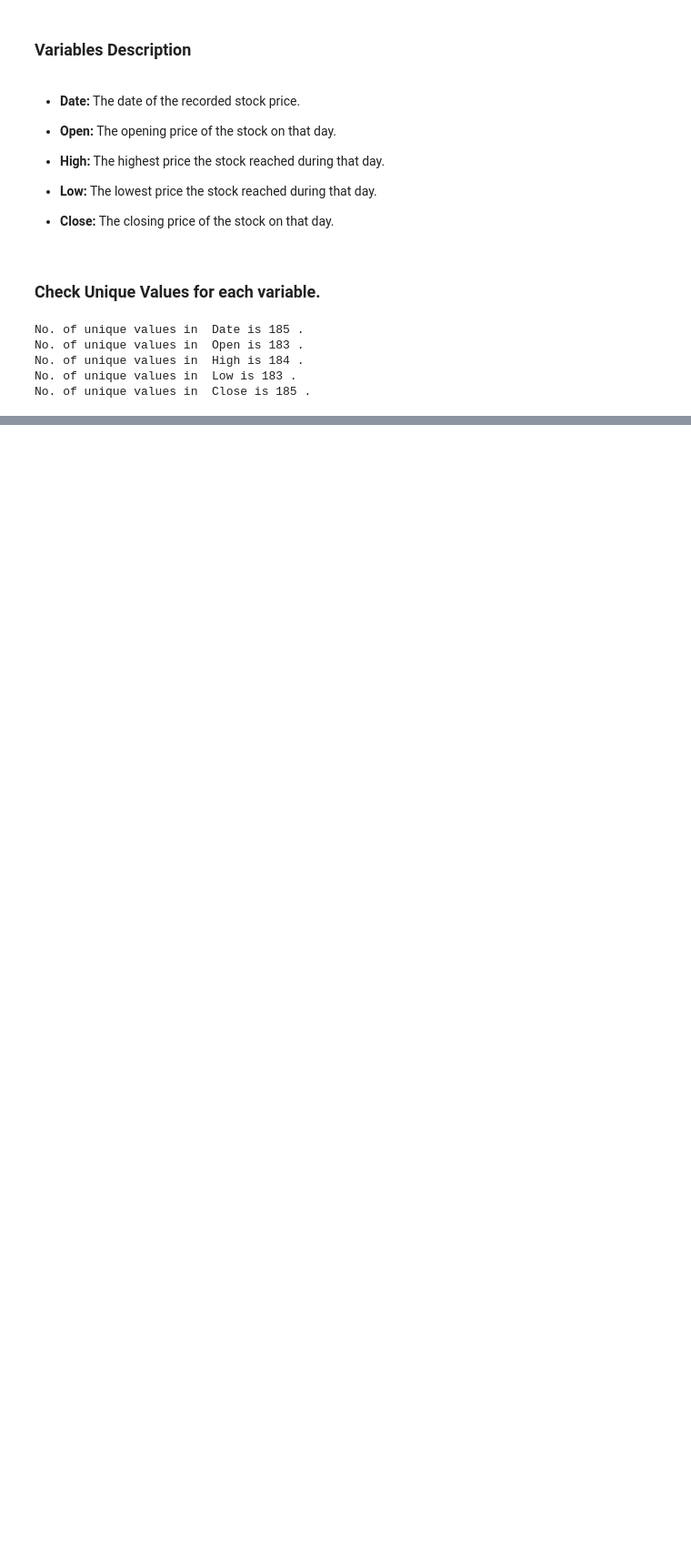
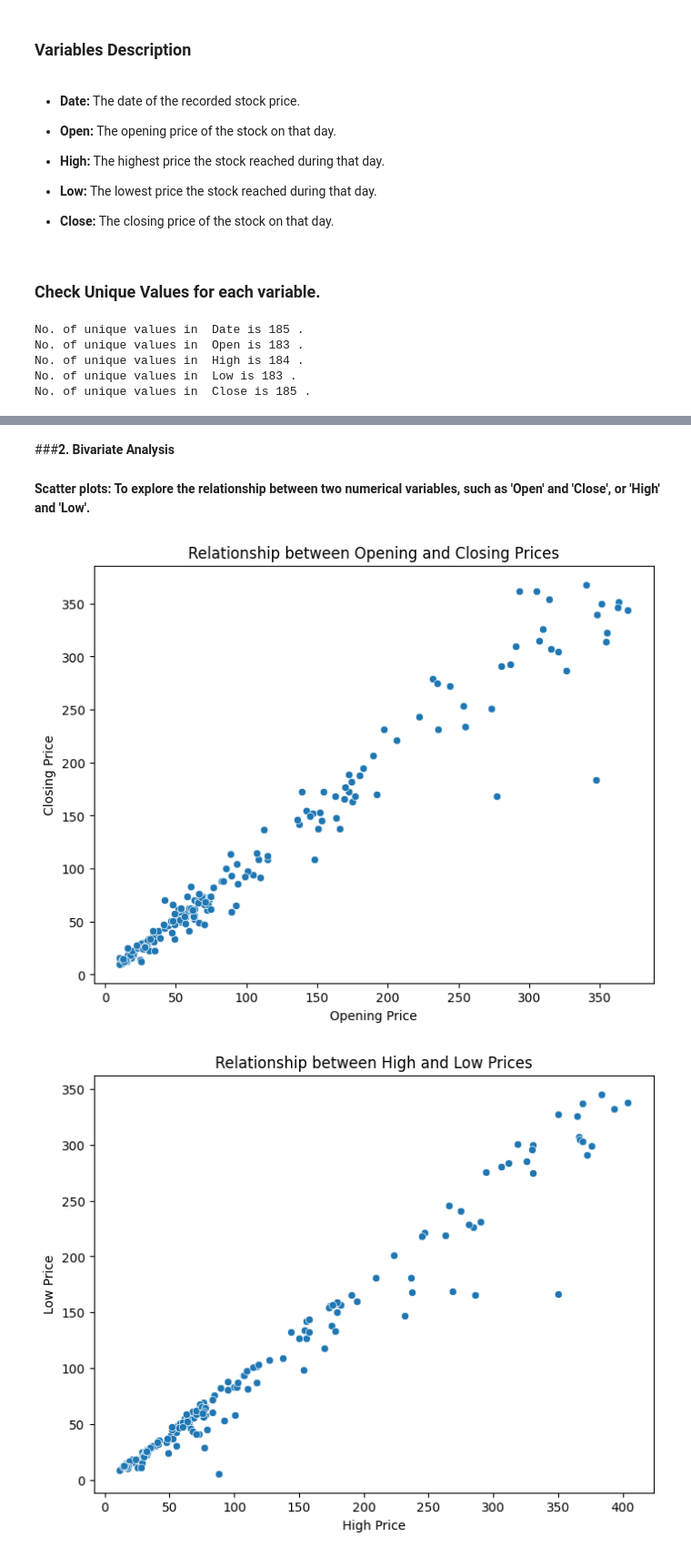
Before and after one commit to KRamBalaji/Stock-Closing-Price-Prediction, a Jupyter notebook: Stock_Closing_Price_Prediction.ipynb, the cells around one changed output, grey strips where cells are left out. Shown: that part at 91% size. Cells and saved outputs as stored; diff of their text form; code cells hidden in the pictures; blank space fills up the shorter version.

```diff
--- a/Stock_Closing_Price_Prediction.ipynb
+++ b/Stock_Closing_Price_Prediction.ipynb
@@ -222,0 +413,23 @@ No. of unique values in  Close is 185 .
+# %% [markdown]
+###**2. Bivariate Analysis**
+# %% [markdown]
+**Scatter plots: To explore the relationship between two numerical variables, such as 'Open' and 'Close', or 'High' and 'Low'.**
+# %%
+# Scatter plot of Open vs. Close
+plt.figure(figsize=(8, 6))
+sns.scatterplot(x='Open', y='Close', data=df)
+plt.title('Relationship between Opening and Closing Prices')
+plt.xlabel('Opening Price')
+plt.ylabel('Closing Price')
+plt.show()
+
+# Scatter plot of High vs. Low
+plt.figure(figsize=(8, 6))
+sns.scatterplot(x='High', y='Low', data=df)
+plt.title('Relationship between High and Low Prices')
+plt.xlabel('High Price')
+plt.ylabel('Low Price')
+plt.show()
+# %% [output]
+[figure, added]
+[figure, added]
```
Also changed, not shown: parts of 68 cells of this notebook.
